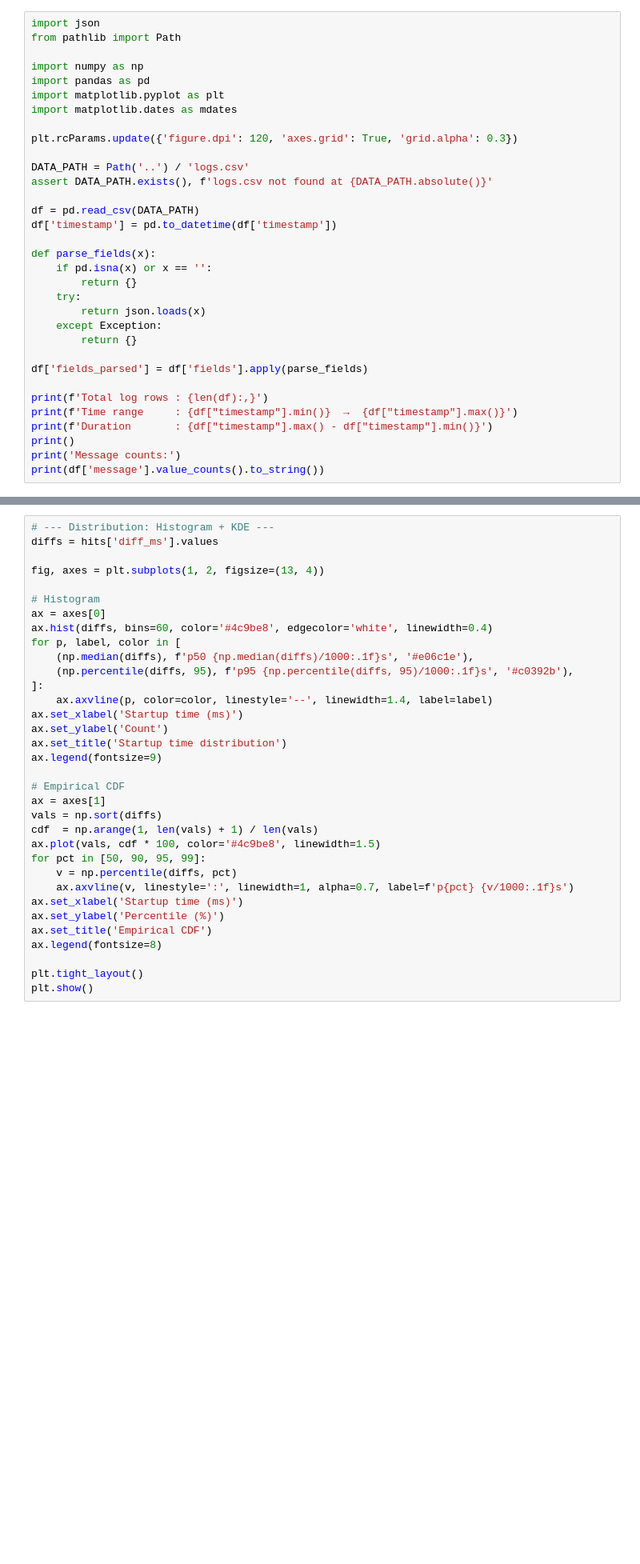
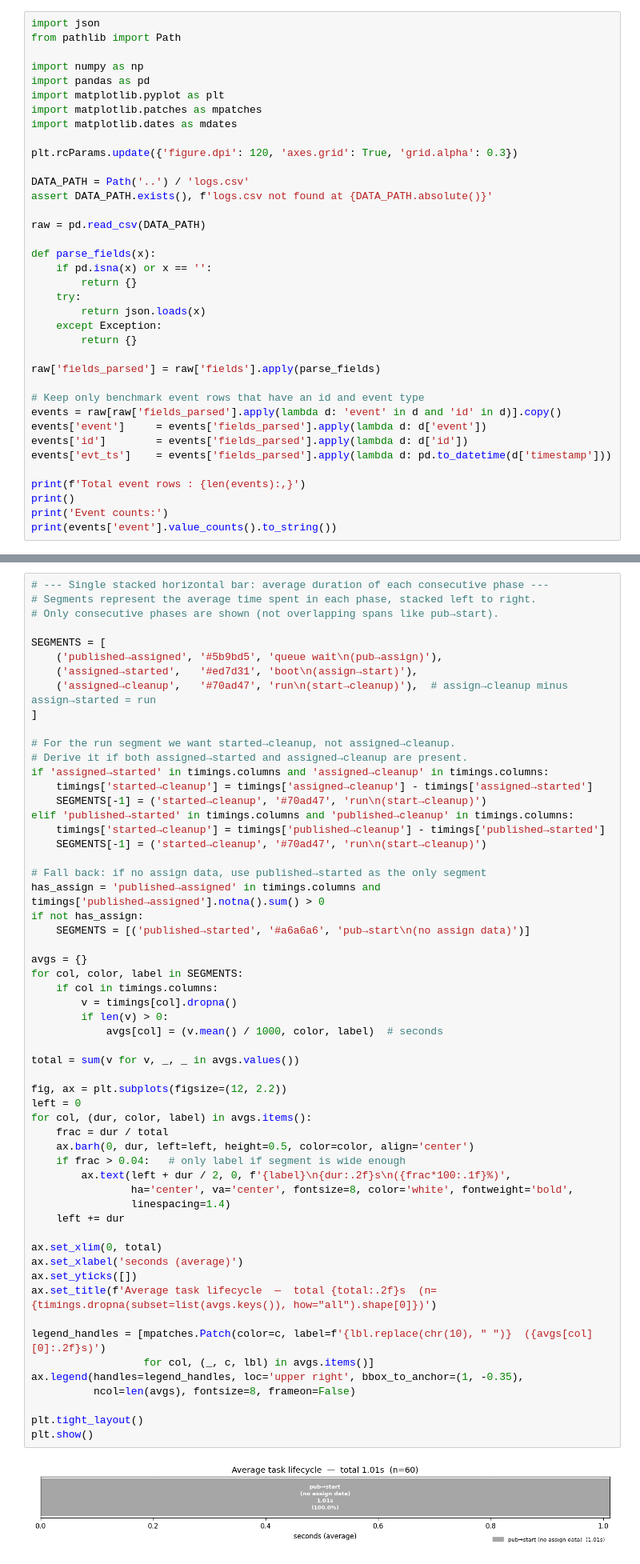
Before and after one commit to EnclaveRunner/benchmark, a Jupyter notebook: notebooks/startup_analysis.ipynb, the cells around one changed output, grey strips where cells are left out. Shown at 80% size. Cells and saved outputs as stored; diff of their text form; blank space fills up the shorter version.

```diff
--- a/notebooks/startup_analysis.ipynb
+++ b/notebooks/startup_analysis.ipynb
@@ -11,6 +9,7 @@ from pathlib import Path
 import numpy as np
 import pandas as pd
 import matplotlib.pyplot as plt
+import matplotlib.patches as mpatches
 import matplotlib.dates as mdates
 
 plt.rcParams.update({'figure.dpi': 120, 'axes.grid': True, 'grid.alpha': 0.3})
@@ -18,8 +17,7 @@ plt.rcParams.update({'figure.dpi': 120, 'axes.grid': True, 'grid.alpha': 0.3})
 DATA_PATH = Path('..') / 'logs.csv'
 assert DATA_PATH.exists(), f'logs.csv not found at {DATA_PATH.absolute()}'
 
-df = pd.read_csv(DATA_PATH)
-df['timestamp'] = pd.to_datetime(df['timestamp'])
+raw = pd.read_csv(DATA_PATH)
 
 def parse_fields(x):
     if pd.isna(x) or x == '':
@@ -29,11 +27,15 @@ def parse_fields(x):
     except Exception:
         return {}
 
-df['fields_parsed'] = df['fields'].apply(parse_fields)
+raw['fields_parsed'] = raw['fields'].apply(parse_fields)
 
-print(f'Total log rows : {len(df):,}')
-print(f'Time range     : {df["timestamp"].min()}  →  {df["timestamp"].max()}')
-print(f'Duration       : {df["timestamp"].max() - df["timestamp"].min()}')
+# Keep only benchmark event rows that have an id and event type
+events = raw[raw['fields_parsed'].apply(lambda d: 'event' in d and 'id' in d)].copy()
+events['event']     = events['fields_parsed'].apply(lambda d: d['event'])
+events['id']        = events['fields_parsed'].apply(lambda d: d['id'])
+events['evt_ts']    = events['fields_parsed'].apply(lambda d: pd.to_datetime(d['timestamp']))
+
+print(f'Total event rows : {len(events):,}')
 print()
-print('Message counts:')
-print(df['message'].value_counts().to_string())
+print('Event counts:')
+print(events['event'].value_counts().to_string())
@@ -59,35 +104,60 @@ print(stats_df.to_string(float_format=lambda x: f'{x:,.1f}'))
 # %%
-# --- Distribution: Histogram + KDE ---
-diffs = hits['diff_ms'].values
+# --- Single stacked horizontal bar: average duration of each consecutive phase ---
+# Segments represent the average time spent in each phase, stacked left to right.
+# Only consecutive phases are shown (not overlapping spans like pub→start).
 
-fig, axes = plt.subplots(1, 2, figsize=(13, 4))
+SEGMENTS = [
+    ('published→assigned', '#5b9bd5', 'queue wait\n(pub→assign)'),
+    ('assigned→started',   '#ed7d31', 'boot\n(assign→start)'),
+    ('assigned→cleanup',   '#70ad47', 'run\n(start→cleanup)'),  # assign→cleanup minus assign→started = run
+]
 
-# Histogram
-ax = axes[0]
-ax.hist(diffs, bins=60, color='#4c9be8', edgecolor='white', linewidth=0.4)
-for p, label, color in [
-    (np.median(diffs), f'p50 {np.median(diffs)/1000:.1f}s', '#e06c1e'),
-    (np.percentile(diffs, 95), f'p95 {np.percentile(diffs, 95)/1000:.1f}s', '#c0392b'),
-]:
-    ax.axvline(p, color=color, linestyle='--', linewidth=1.4, label=label)
-ax.set_xlabel('Startup time (ms)')
-ax.set_ylabel('Count')
-ax.set_title('Startup time distribution')
-ax.legend(fontsize=9)
+# For the run segment we want started→cleanup, not assigned→cleanup.
+# Derive it if both assigned→started and assigned→cleanup are present.
+if 'assigned→started' in timings.columns and 'assigned→cleanup' in timings.columns:
+    timings['started→cleanup'] = timings['assigned→cleanup'] - timings['assigned→started']
+    SEGMENTS[-1] = ('started→cleanup', '#70ad47', 'run\n(start→cleanup)')
+elif 'published→started' in timings.columns and 'published→cleanup' in timings.columns:
+    timings['started→cleanup'] = timings['published→cleanup'] - timings['published→started']
+    SEGMENTS[-1] = ('started→cleanup', '#70ad47', 'run\n(start→cleanup)')
 
-# Empirical CDF
-ax = axes[1]
-vals = np.sort(diffs)
-cdf  = np.arange(1, len(vals) + 1) / len(vals)
-ax.plot(vals, cdf * 100, color='#4c9be8', linewidth=1.5)
-for pct in [50, 90, 95, 99]:
-    v = np.percentile(diffs, pct)
-    ax.axvline(v, linestyle=':', linewidth=1, alpha=0.7, label=f'p{pct} {v/1000:.1f}s')
-ax.set_xlabel('Startup time (ms)')
-ax.set_ylabel('Percentile (%)')
-ax.set_title('Empirical CDF')
-ax.legend(fontsize=8)
+# Fall back: if no assign data, use published→started as the only segment
+has_assign = 'published→assigned' in timings.columns and timings['published→assigned'].notna().sum() > 0
+if not has_assign:
+    SEGMENTS = [('published→started', '#a6a6a6', 'pub→start\n(no assign data)')]
+
+avgs = {}
+for col, color, label in SEGMENTS:
+    if col in timings.columns:
+        v = timings[col].dropna()
+        if len(v) > 0:
+            avgs[col] = (v.mean() / 1000, color, label)  # seconds
+
+total = sum(v for v, _, _ in avgs.values())
+
+fig, ax = plt.subplots(figsize=(12, 2.2))
+left = 0
+for col, (dur, color, label) in avgs.items():
+    frac = dur / total
+    ax.barh(0, dur, left=left, height=0.5, color=color, align='center')
+    if frac > 0.04:   # only label if segment is wide enough
+        ax.text(left + dur / 2, 0, f'{label}\n{dur:.2f}s\n({frac*100:.1f}%)',
+                ha='center', va='center', fontsize=8, color='white', fontweight='bold',
+                linespacing=1.4)
+    left += dur
+
+ax.set_xlim(0, total)
+ax.set_xlabel('seconds (average)')
+ax.set_yticks([])
+ax.set_title(f'Average task lifecycle  —  total {total:.2f}s  (n={timings.dropna(subset=list(avgs.keys()), how="all").shape[0]})')
+
+legend_handles = [mpatches.Patch(color=c, label=f'{lbl.replace(chr(10), " ")}  ({avgs[col][0]:.2f}s)')
+                  for col, (_, c, lbl) in avgs.items()]
+ax.legend(handles=legend_handles, loc='upper right', bbox_to_anchor=(1, -0.35),
+          ncol=len(avgs), fontsize=8, frameon=False)
 
 plt.tight_layout()
 plt.show()
+# %% [output]
+[figure, added]
 # %%
```
Also changed, not shown: parts of 7 cells of this notebook, 2 other files.
